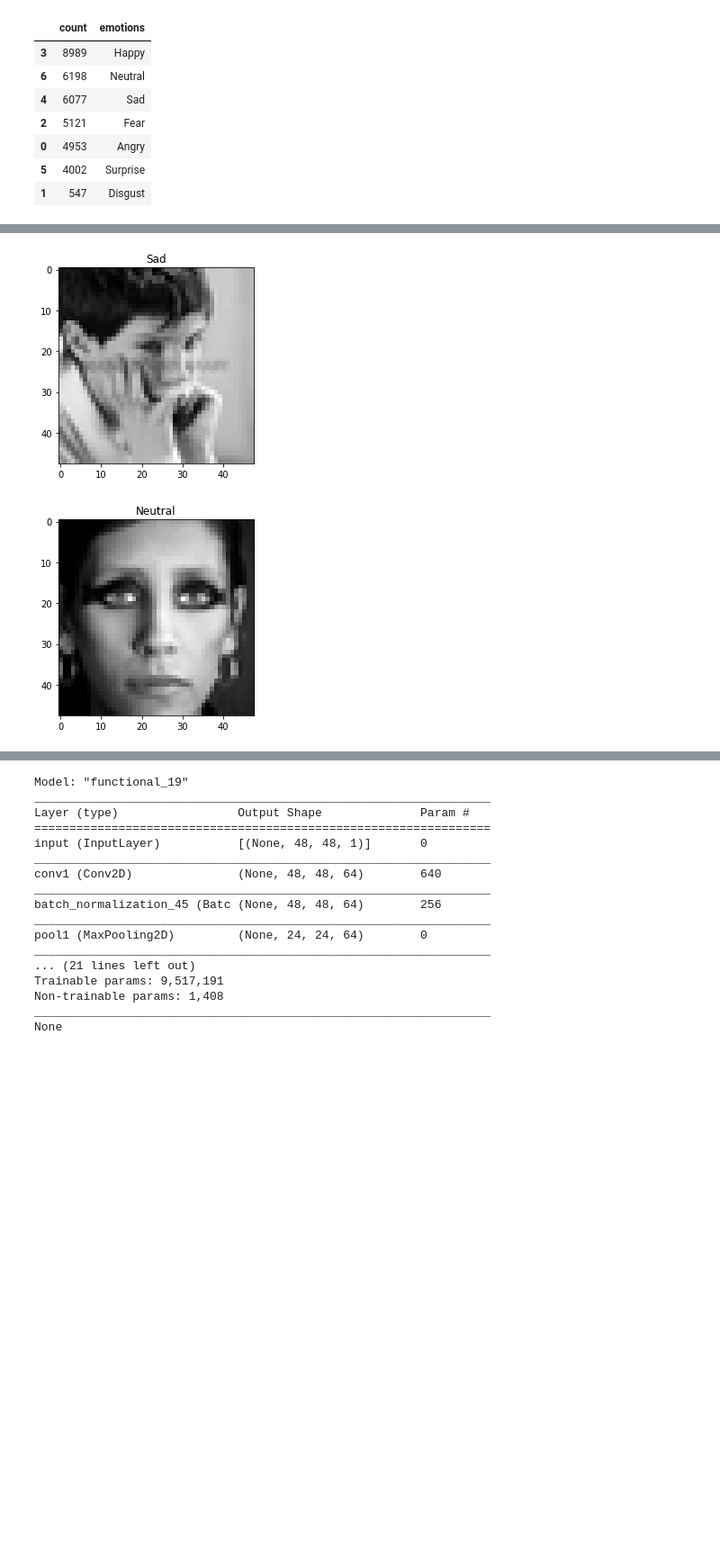
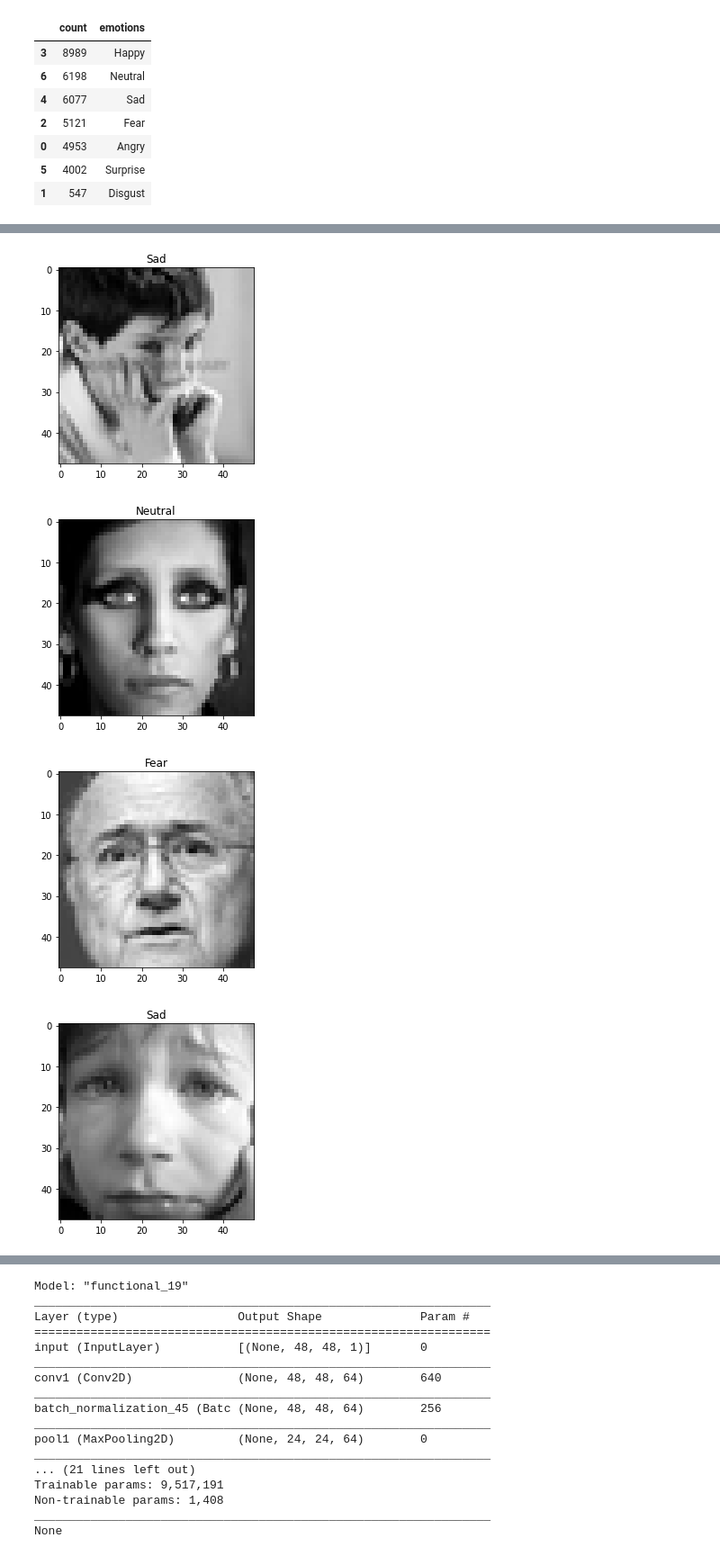
Before and after one commit to meszegettamas/KepfelismereSCH_final, a Jupyter notebook: main.ipynb, the cells around one changed output, grey strips where cells are left out. Shown: that part at 90% size. Cells and saved outputs as stored; diff of their text form; code cells hidden in the pictures; blank space fills up the shorter version.

```diff
--- a/main.ipynb
+++ b/main.ipynb
@@ -98,16 +115,18 @@ width = int(height)
 emotion_labels = ["Angry", "Disgust", "Fear", "Happy", "Sad", "Surprise", "Neutral"]
 classes=np.array(("Angry", "Disgust", "Fear", "Happy", "Sad", "Surprise", "Neutral"))                            #48
 # %%
-#showing the first 5 images
+#plot the first 10 images
 
-for i in range(5):
+for i in range(10):
   img = np.mat(data.pixels[i]).reshape(height, width)
   plt.figure(i)
   plt.title(emotion_labels[data.emotion[i]])
   plt.imshow(img,cmap='gray')
 # %% [output]
 [figure]
 [figure]
 [figure]
 [figure]
 [figure]
+[figure, added]
+[figure, added]
```
Also changed, not shown: parts of 40 cells of this notebook, 1 other file.
